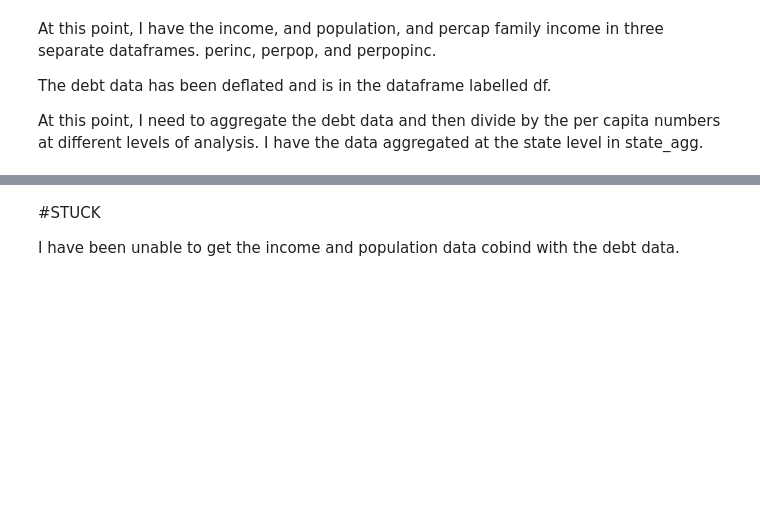
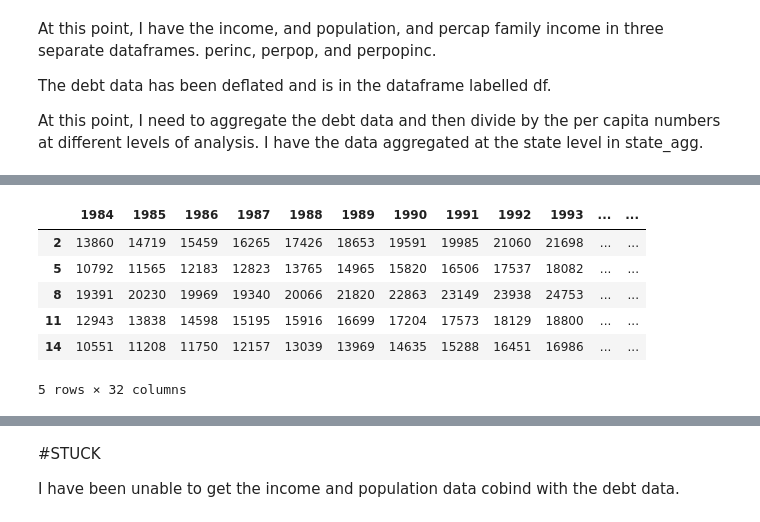
Before and after one commit to choct155/TELs_debt, a Jupyter notebook: code/Descriptives.ipynb, the cells around one changed output, grey strips where cells are left out. Drawn from its saved outputs; the diff is of its cells as text; code cells hidden in the pictures; blank space fills up the shorter version.

```diff
--- a/code/Descriptives.ipynb
+++ b/code/Descriptives.ipynb
@@ -206,0 +228,10 @@ At this point, I need to aggregate the debt data and then divide by the per capi
+# %%
+perpopinc.head()
+# %% [output]
+|  | 1984 | 1985 | 1986 | 1987 | 1988 | 1989 | 1990 | 1991 | 1992 | 1993 | ... | ... |
+| 2 | 13860 | 14719 | 15459 | 16265 | 17426 | 18653 | 19591 | 19985 | 21060 | 21698 | ... | ... |
+| 5 | 10792 | 11565 | 12183 | 12823 | 13765 | 14965 | 15820 | 16506 | 17537 | 18082 | ... | ... |
+| 8 | 19391 | 20230 | 19969 | 19340 | 20066 | 21820 | 22863 | 23149 | 23938 | 24753 | ... | ... |
+| 11 | 12943 | 13838 | 14598 | 15195 | 15916 | 16699 | 17204 | 17573 | 18129 | 18800 | ... | ... |
+| 14 | 10551 | 11208 | 11750 | 12157 | 13039 | 13969 | 14635 | 15288 | 16451 | 16986 | ... | ... |
+5 rows × 32 columns
```
Also changed, not shown: parts of 7 cells of this notebook, 8 other files.
